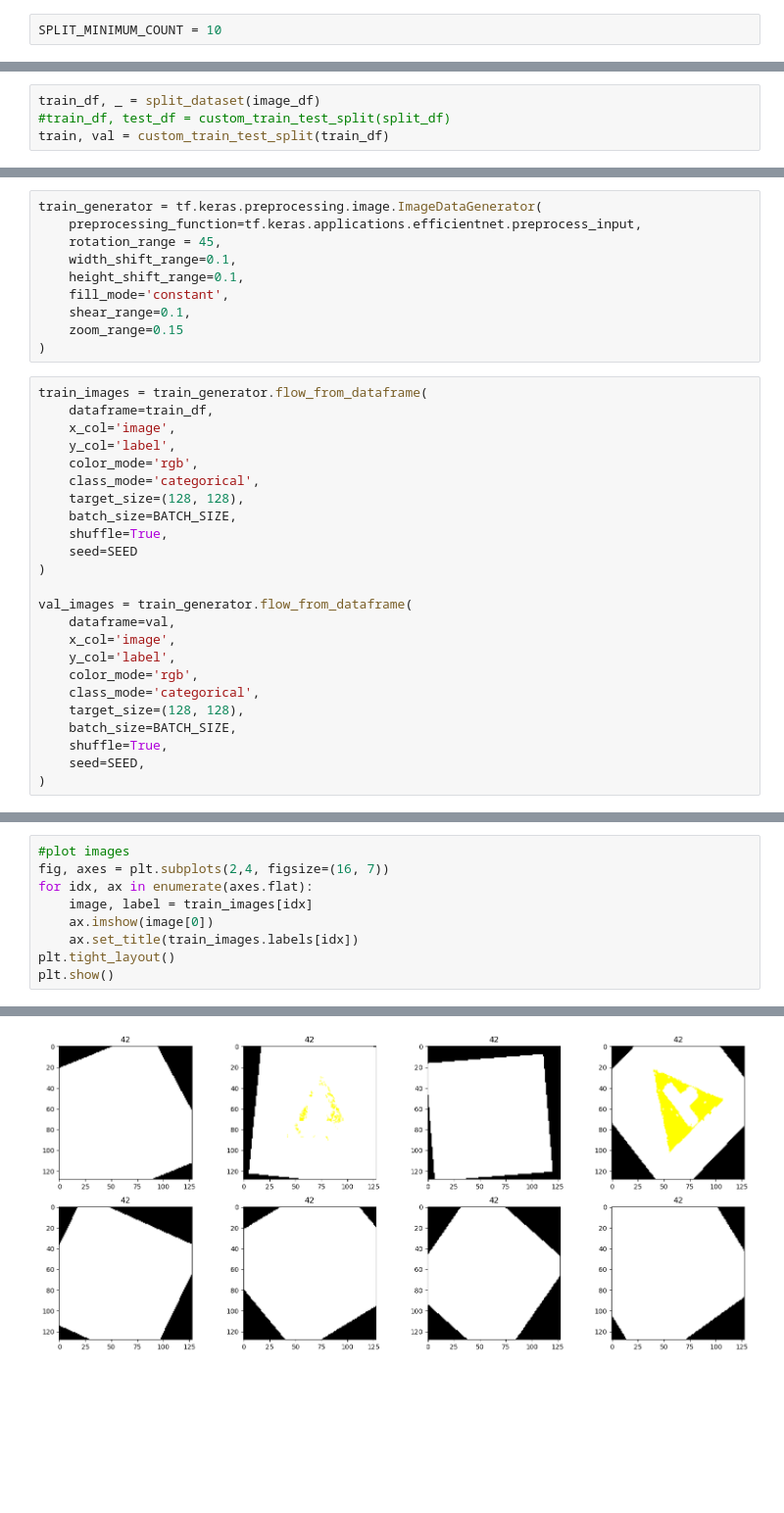
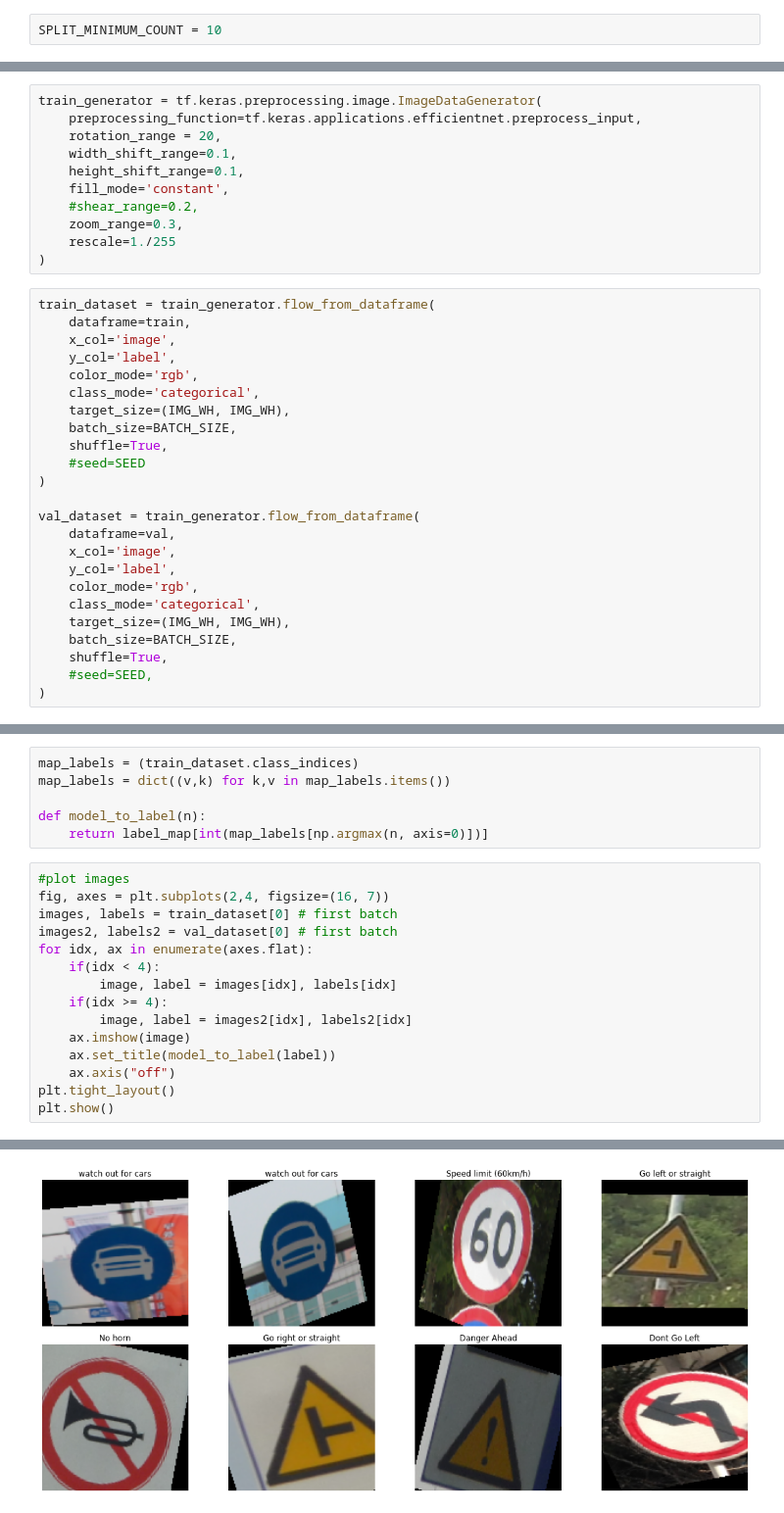
Before and after one commit to alexdalat/traffic-signs-v1, a Jupyter notebook: main.ipynb, the cells around one changed output, grey strips where cells are left out. Shown at 98% size. Cells and saved outputs as stored; diff of their text form; blank space fills up the shorter version.

```diff
--- a/main.ipynb
+++ b/main.ipynb
@@ -117,5 +141 @@ def custom_train_test_split(df):
-# %%
-train_df, _ = split_dataset(image_df)
-#train_df, test_df = custom_train_test_split(split_df)
-train, val = custom_train_test_split(train_df)
 # %%
@@ -124,35 +147,36 @@ NUM_CLASSES = len(train_labels)
 # %%
 train_generator = tf.keras.preprocessing.image.ImageDataGenerator(
     preprocessing_function=tf.keras.applications.efficientnet.preprocess_input,
-    rotation_range = 45,
+    rotation_range = 20,
     width_shift_range=0.1,
     height_shift_range=0.1,
     fill_mode='constant',
-    shear_range=0.1,
-    zoom_range=0.15
+    #shear_range=0.2,
+    zoom_range=0.3,
+	rescale=1./255
 )
 # %%
-train_images = train_generator.flow_from_dataframe(
-    dataframe=train_df,
+train_dataset = train_generator.flow_from_dataframe(
+    dataframe=train,
     x_col='image',
     y_col='label',
     color_mode='rgb',
     class_mode='categorical',
-    target_size=(128, 128),
+    target_size=(IMG_WH, IMG_WH),
     batch_size=BATCH_SIZE,
     shuffle=True,
-    seed=SEED
+    #seed=SEED
 )
 
-val_images = train_generator.flow_from_dataframe(
+val_dataset = train_generator.flow_from_dataframe(
     dataframe=val,
     x_col='image',
     y_col='label',
     color_mode='rgb',
     class_mode='categorical',
-    target_size=(128, 128),
+    target_size=(IMG_WH, IMG_WH),
     batch_size=BATCH_SIZE,
     shuffle=True,
-    seed=SEED,
+    #seed=SEED,
 )
 # %% [output]
@@ -160,11 +184,23 @@ Found 4126 validated image filenames belonging to 49 classes.
 Found 443 validated image filenames belonging to 49 classes.
+# %%
+map_labels = (train_dataset.class_indices)
+map_labels = dict((v,k) for k,v in map_labels.items())
+
+def model_to_label(n):
+	return label_map[int(map_labels[np.argmax(n, axis=0)])]
 # %%
 #plot images
 fig, axes = plt.subplots(2,4, figsize=(16, 7))
+images, labels = train_dataset[0] # first batch
+images2, labels2 = val_dataset[0] # first batch
 for idx, ax in enumerate(axes.flat):
-	image, label = train_images[idx]
-	ax.imshow(image[0])
-	ax.set_title(train_images.labels[idx])
+	if(idx < 4):
+		image, label = images[idx], labels[idx]
+	if(idx >= 4):
+		image, label = images2[idx], labels2[idx]
+	ax.imshow(image)
+	ax.set_title(model_to_label(label))
+	ax.axis("off")
 plt.tight_layout()
 plt.show()
 # %% [output]
@@ -179 +207 @@ Clipping input data to the valid range for imshow with RGB data ([0..1] for floa
-[figure, old version]
+[figure, new version]
```
Also changed, not shown: parts of 20 cells of this notebook.
